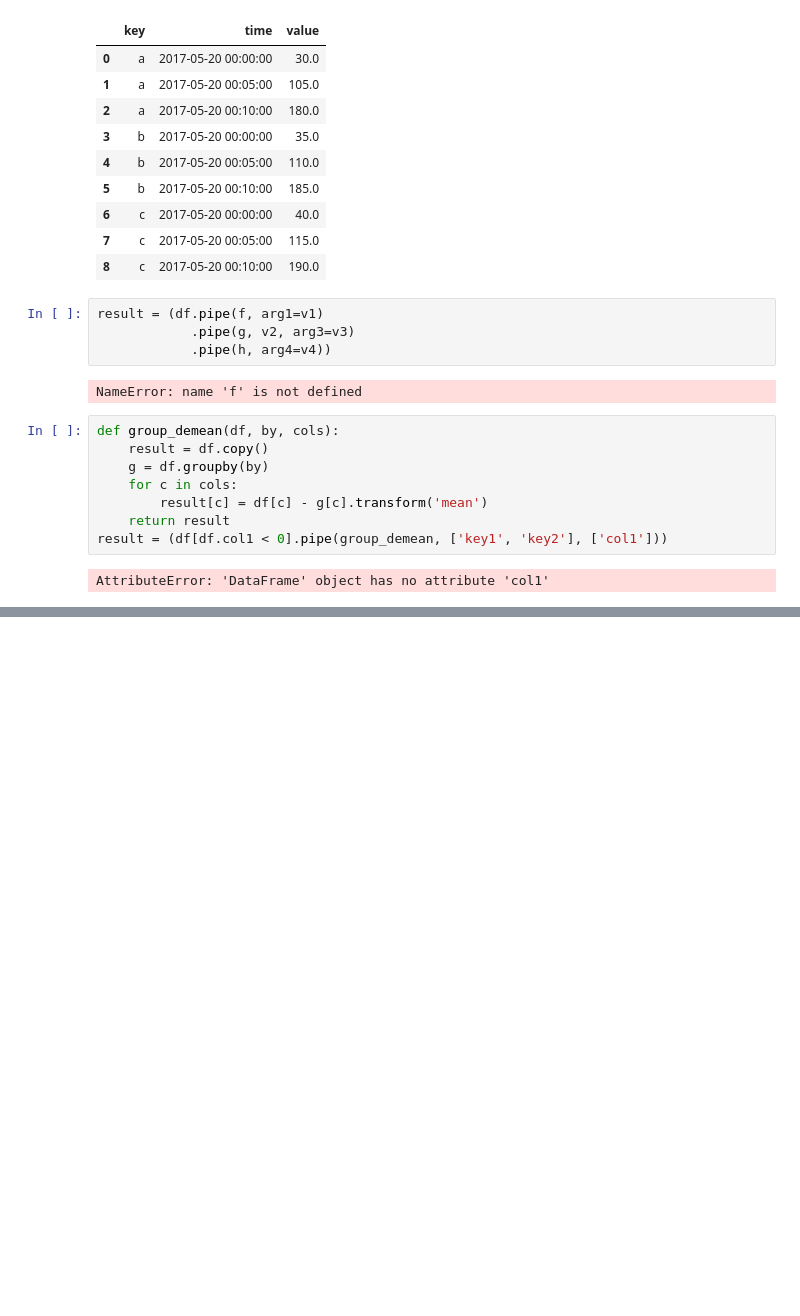
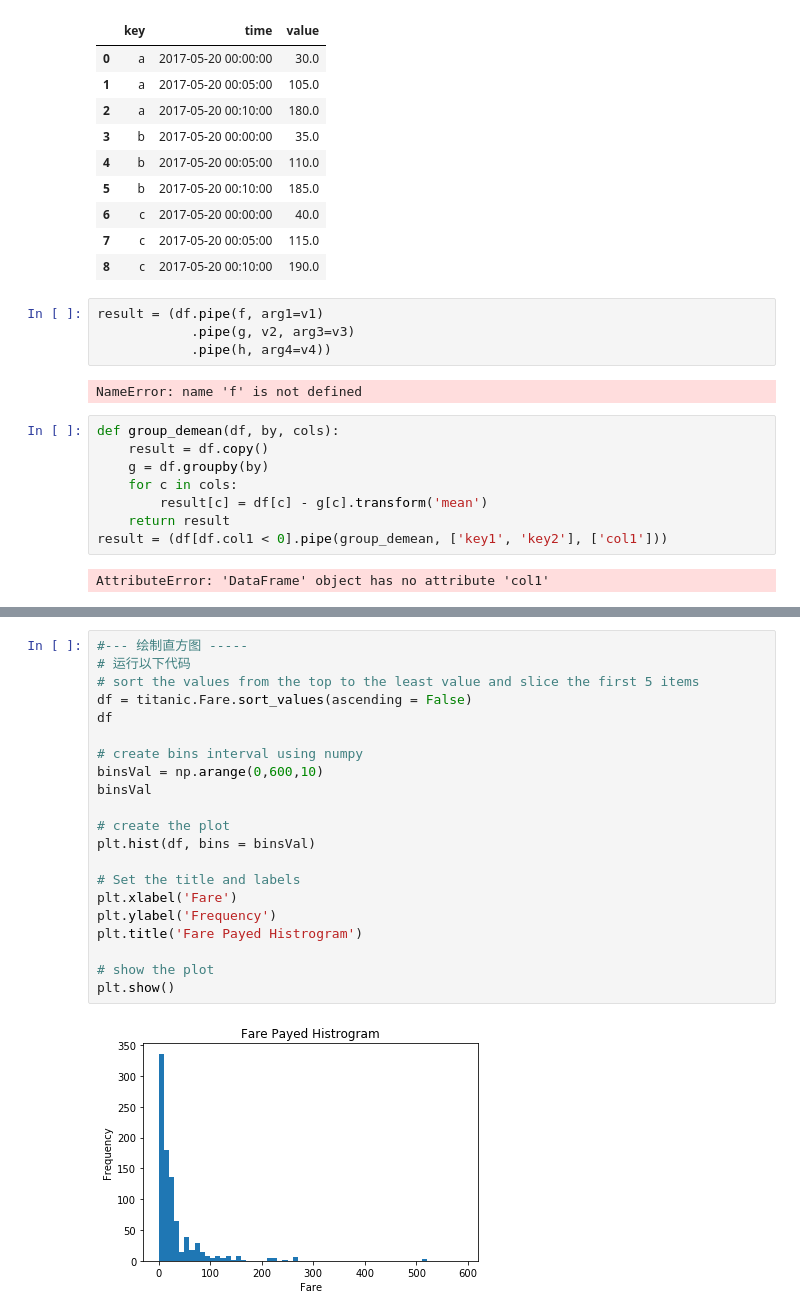
Before and after one commit to wduestc/Datawhale_DA, a Jupyter notebook: Task7.ipynb, the cells around one changed output, grey strips where cells are left out. Cells and saved outputs as stored; diff of their text form; blank space fills up the shorter version.

```diff
--- a/Task7.ipynb
+++ b/Task7.ipynb
@@ -522,0 +1307,23 @@ AttributeError: 'DataFrame' object has no attribute 'col1'
+# %%
+#--- 绘制直方图 -----
+# 运行以下代码
+# sort the values from the top to the least value and slice the first 5 items
+df = titanic.Fare.sort_values(ascending = False)
+df
+
+# create bins interval using numpy
+binsVal = np.arange(0,600,10)
+binsVal
+
+# create the plot
+plt.hist(df, bins = binsVal)
+
+# Set the title and labels
+plt.xlabel('Fare')
+plt.ylabel('Frequency')
+plt.title('Fare Payed Histrogram')
+
+# show the plot
+plt.show()
+# %% [output]
+[figure, added]
```
Also changed, not shown: parts of 87 cells of this notebook.
